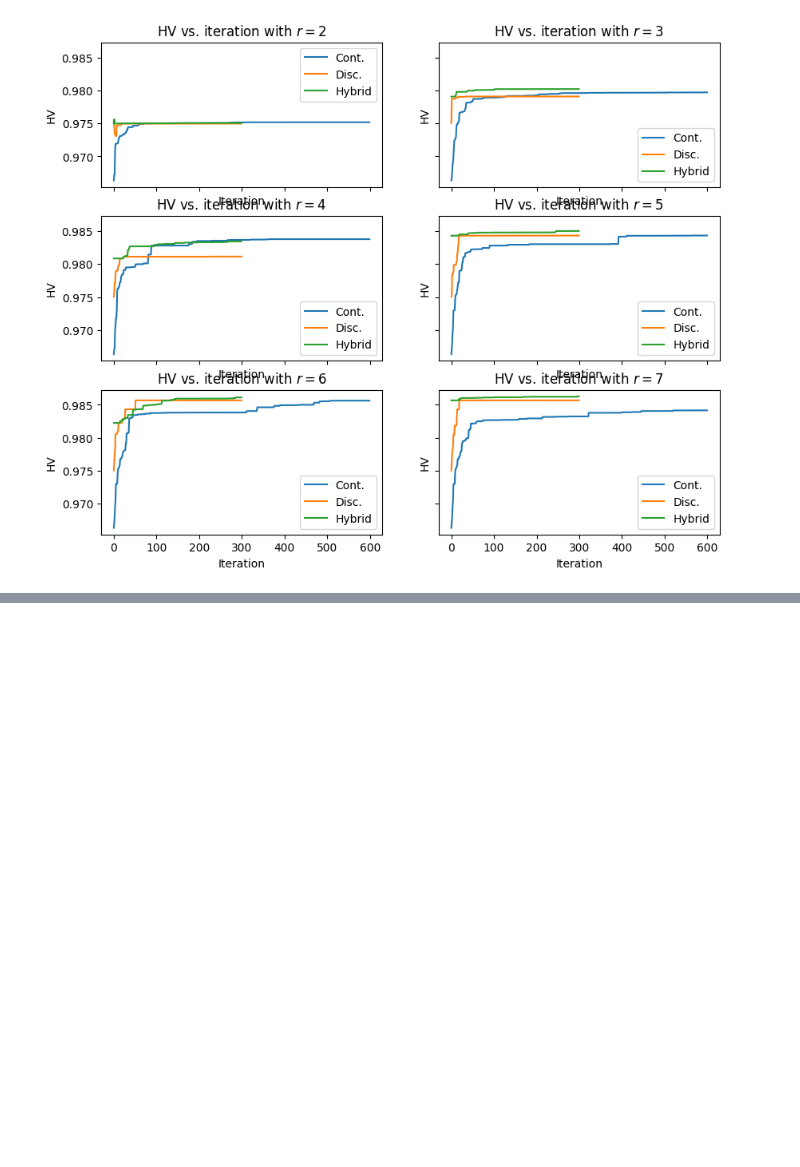
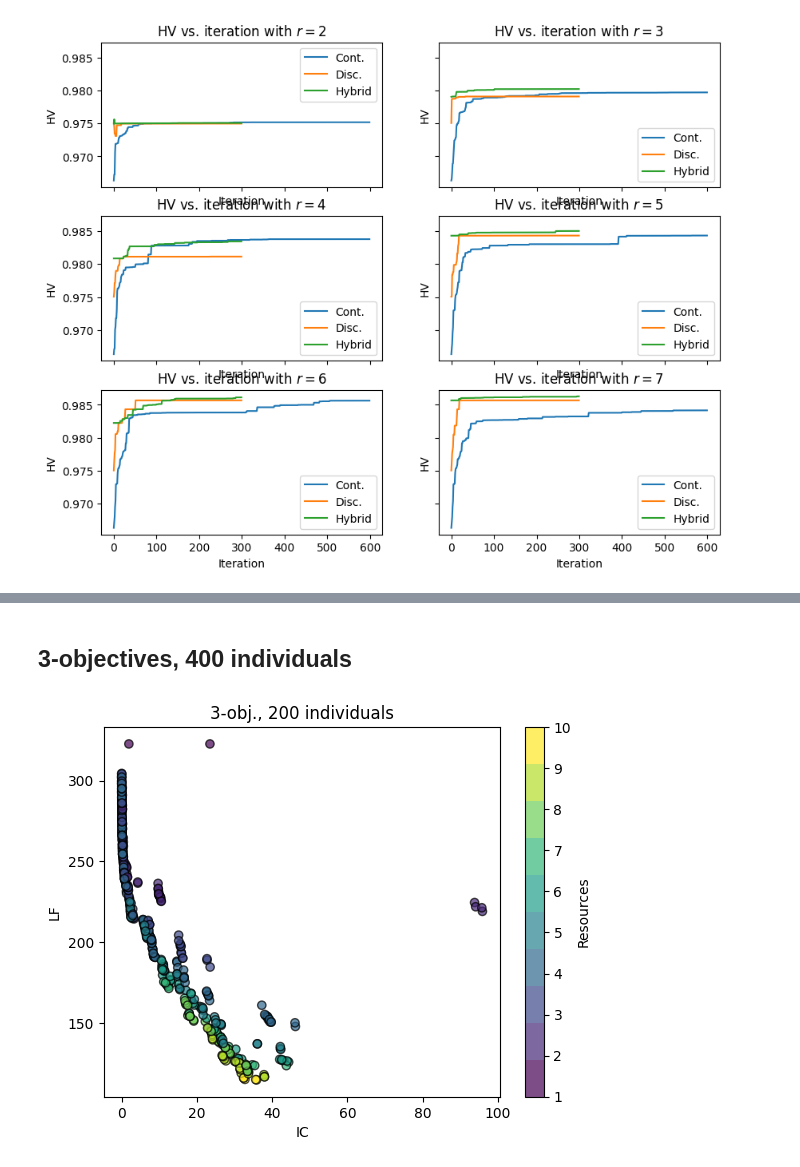
Before and after one commit to micheleurbani/net-flow-opt, a Jupyter notebook: notebooks/compare.ipynb, the cells around one changed output, grey strips where cells are left out. Drawn from its saved outputs; the diff is of its cells as text; code cells hidden in the pictures; blank space fills up the shorter version.

```diff
--- a/notebooks/compare.ipynb
+++ b/notebooks/compare.ipynb
@@ -136,0 +92,24 @@ print(out)
+# %% [markdown]
+## 3-objectives, 400 individuals
+# %%
+with open('../data/three-obj', 'rb') as f:
+    res = dill.load(f)
+
+F = res.opt.get("F")
+
+# Scatter plot with colors
+plt.scatter(F[:, 0], F[:, 1], c=F[:, 2], cmap=cmap, edgecolors='k', alpha=0.7)
+
+# Add colorbar
+cbar = plt.colorbar()
+cbar.set_label('Resources')
+
+# Set labels and title
+plt.xlabel('IC')
+plt.ylabel('LF')
+plt.title('3-obj., 200 individuals')
+
+# Show the plot
+plt.show()
+# %% [output]
+[figure, added]
```
Also changed, not shown: parts of 6 cells of this notebook, 3 other files.
